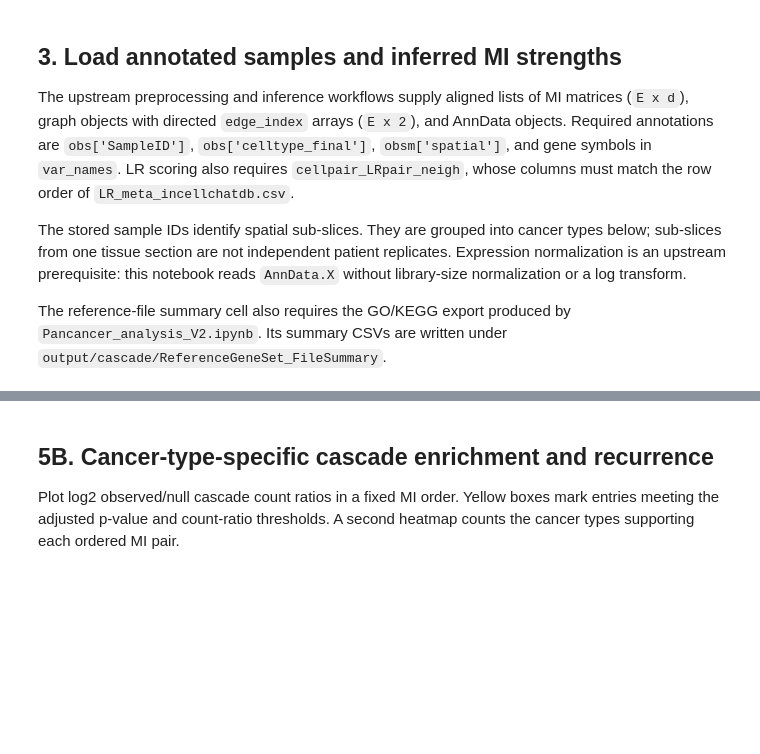
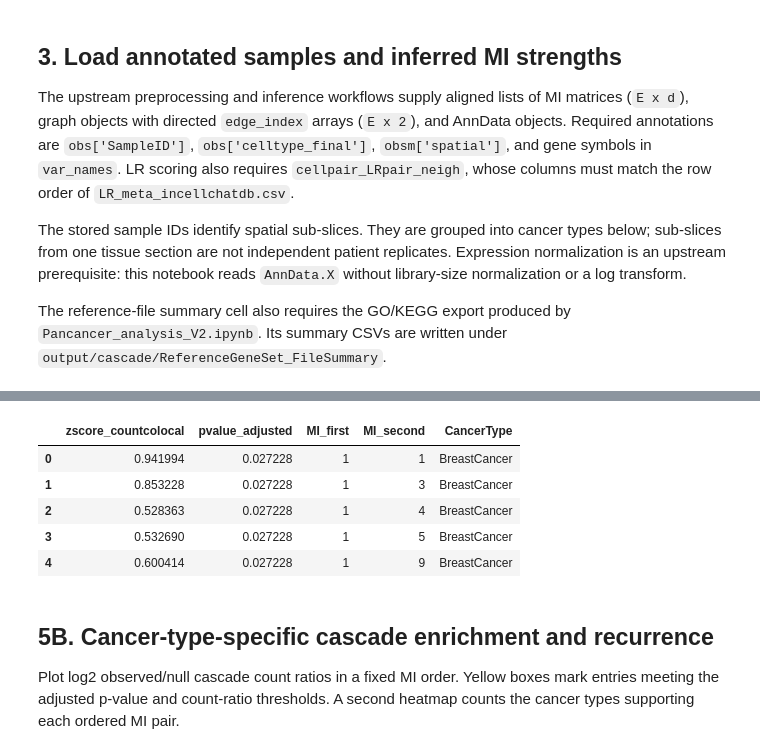
Before and after one commit to ma-compbio-lab/SpiderNet, a Jupyter notebook: Tutorial/Pancancer/Pancancer_MIcascade_analysis_V3.ipynb, the cells around one changed output, grey strips where cells are left out. Cells and saved outputs as stored; diff of their text form; code cells hidden in the pictures; blank space fills up the shorter version.

```diff
--- a/Tutorial/Pancancer/Pancancer_MIcascade_analysis_V3.ipynb
+++ b/Tutorial/Pancancer/Pancancer_MIcascade_analysis_V3.ipynb
@@ -1107,33 +1234,49 @@ def build_mi_colocal_summary(zscore_df, pvalue_df, cancer_type=None):
 
 MI_colocal_summary_by_cancertype = pd.concat(
     [
         build_mi_colocal_summary(
             zscore_df=colocal_count_zscore_by_cancertype[cancer_type],
             pvalue_df=colocal_count_pvalue_by_cancertype[cancer_type],
             cancer_type=cancer_type,
         )
         for cancer_type in cancertype_list
     ],
     axis=0,
     ignore_index=True,
 )
 
 MI_colocal_summary_significant_by_cancertype = MI_colocal_summary_by_cancertype.loc[
     (MI_colocal_summary_by_cancertype["zscore_countcolocal"] > np.log2(zscore_threshold))
     & (MI_colocal_summary_by_cancertype["pvalue_adjusted"] < pvalue_thresold),
     :
 ].reset_index(drop=True)
 
 MI_colocal_summary_by_cancertype.to_csv(
     file_savepath_main + "/MI_colocal_summary_by_cancertype.csv",
     index=False
 )
 MI_colocal_summary_significant_by_cancertype.to_csv(
     file_savepath_main + "/MI_colocal_summary_significant_by_cancertype.csv",
     index=False
 )
 
 display(MI_colocal_summary_significant_by_cancertype.head())
+
+# Record the statistical convention beside the exported tables.
+import json
+with (Path(file_savepath_main) / "MIcascade_pvalue_method.json").open("w", encoding="utf-8") as handle:
+    json.dump({"pvalue_method": "plus1", "formula": "(b + 1) / (B + 1)",
+               "ties": "null >= observed", "nperm": nperm,
+               "adjusted_p_threshold": pvalue_thresold, "ratio_threshold": zscore_threshold,
+               "bh_family": "all ordered MI pairs, separately within each cancer type",
+               "threshold_selection": "shared 0.05 cutoff across HGSOC and Pancancer"}, handle, indent=2)
+# %% [output]
+|  | zscore_countcolocal | pvalue_adjusted | MI_first | MI_second | CancerType |
+| 0 | 0.941994 | 0.027228 | 1 | 1 | BreastCancer |
+| 1 | 0.853228 | 0.027228 | 1 | 3 | BreastCancer |
+| 2 | 0.528363 | 0.027228 | 1 | 4 | BreastCancer |
+| 3 | 0.532690 | 0.027228 | 1 | 5 | BreastCancer |
+| 4 | 0.600414 | 0.027228 | 1 | 9 | BreastCancer |
 # %% [markdown]
 ## 5B. Cancer-type-specific cascade enrichment and recurrence
 
```
Also changed, not shown: parts of 25 cells of this notebook, 5 other files.
